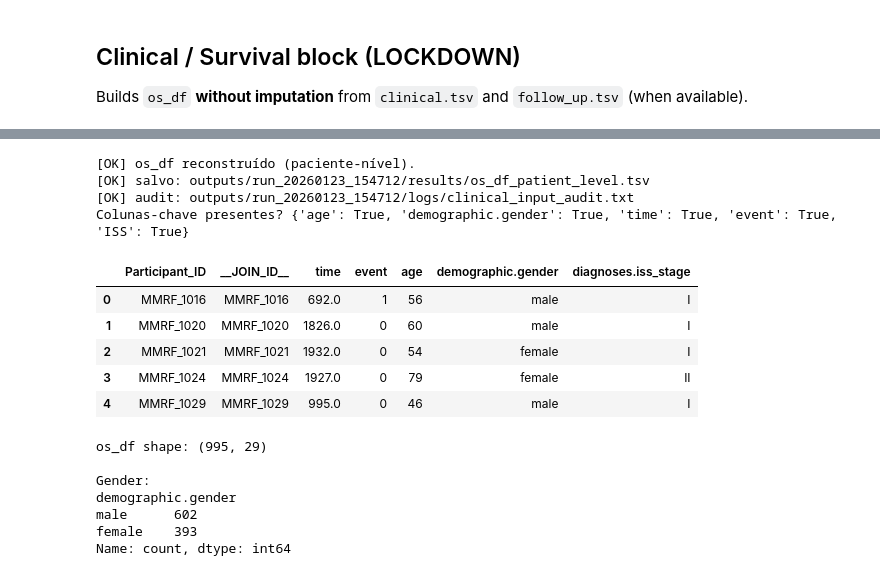
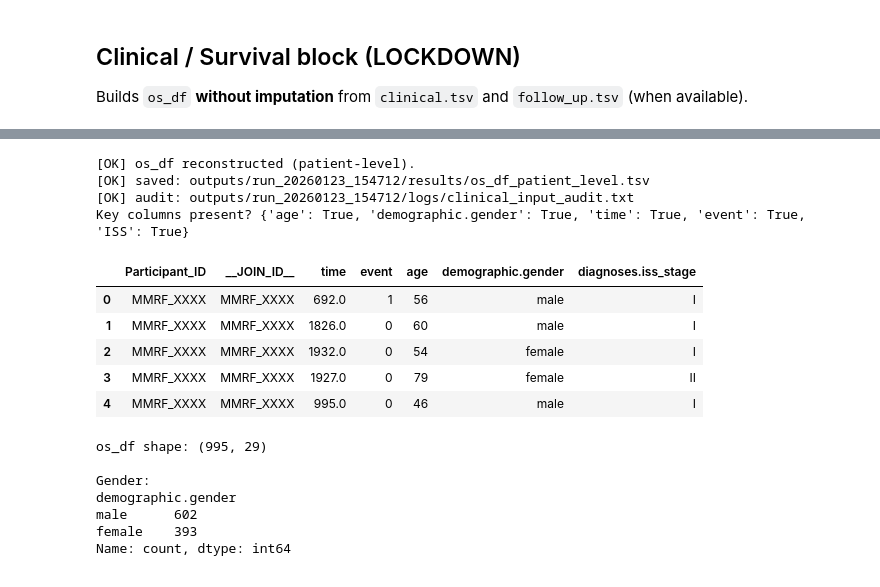
Before and after one commit to tiagochavo87/CNV-MMRF-COMMPASS-PIPELINE, a Jupyter notebook: CNV_MMRF_COMMPASS_V17_Rodado.ipynb, the cells around one changed output, grey strips where cells are left out. Saved outputs shown, nothing was run; the diff lists cells and outputs as text; code cells hidden in the pictures.

```diff
--- a/CNV_MMRF_COMMPASS_V17_Rodado.ipynb
+++ b/CNV_MMRF_COMMPASS_V17_Rodado.ipynb
@@ -260,7 +260,7 @@ def download_gdc_file(file_id: str, file_name: str, md5_expected: str | None, ou
             if md5_now.lower() == str(md5_expected).lower():
                 return out_path
             else:
-                print(f"[WARN] md5 divergente para {file_name}. Rebaixando…")
+                print(f"[WARN] divergent md5 for {file_name}. Downgrading…")
                 os.remove(out_path)
 
     url = f"{GDC_DATA_URL}/{file_id}"
@@ -274,7 +274,7 @@ def download_gdc_file(file_id: str, file_name: str, md5_expected: str | None, ou
     if md5_expected:
         md5_now = md5_file(out_path)
         if md5_now.lower() != str(md5_expected).lower():
-            raise RuntimeError(f"md5 inválido: {file_name} (expected={md5_expected}, got={md5_now})")
+            raise RuntimeError(f"invalid md5: {file_name} (expected={md5_expected}, got={md5_now})")
     return out_path
 
 paths = []
@@ -282,6 +282,6 @@ for _, row in tqdm(files_df.iterrows(), total=len(files_df), desc="Downloading")
     paths.append(download_gdc_file(row["file_id"], row["file_name"], row.get("md5sum")))
 
 print(f"[OK] Downloads em: {DOWNLOAD_DIR}")
-print(f"[OK] Arquivos baixados: {len(paths)}")
+print(f"[OK] Files downloaded: {len(paths)}")
 # %% [output]
 [OK] Downloads em: outputs/run_20260123_154712/raw/mmrf_cnv_data
@@ -1526,8 +1526,8 @@ os_df.head()
 5 rows × 30 columns
 # %%
 # =========================================================
-# (REFAZER INPUT CLÍNICO) OS/CLINICAL LOCKDOWN — auditável
-# Cria os_df paciente-nível com: age, demographic.gender, time, event, ISS etc.
+# (REBUILD CLINICAL INPUT) OS/CLINICAL LOCKDOWN — auditable
+# Build patient-level os_df with: age, demographic.gender, time, event, ISS etc.
 # =========================================================
 import os, numpy as np, pandas as pd
 
@@ -1537,7 +1537,7 @@ def _find_first_existing(candidates):
             return p
     return None
 
-# ---- localizar arquivos (prioriza /mnt/data) ----
+# ---- locate files (prioritizes /mnt/data) ----
 clinical_path = _find_first_existing([
     "/mnt/data/clinical.tsv",
     "/content/clinical.tsv",
@@ -1550,18 +1550,18 @@ followup_path = _find_first_existing([
 ])
 
 if clinical_path is None:
-    raise FileNotFoundError("Não achei clinical.tsv em /mnt/data nem /content.")
+    raise FileNotFoundError("Could not find clinical.tsv in /mnt/data or /content.")
 if followup_path is None:
-    raise FileNotFoundError("Não achei follow_up.tsv em /mnt/data nem /content.")
+    raise FileNotFoundError("Could not find follow_up.tsv in /mnt/data or /content.")
 
-# ---- diretórios de saída ----
+# ---- output directories ----
 OUT_DIR = globals().get("OUT_DIR") or os.path.join(os.getcwd(), "outputs")
 RES_DIR = globals().get("RES_DIR") or globals().get("RESULTS_DIR") or os.path.join(OUT_DIR, "results")
 LOG_DIR = globals().get("LOG_DIR") or os.path.join(OUT_DIR, "logs")
 os.makedirs(RES_DIR, exist_ok=True)
 os.makedirs(LOG_DIR, exist_ok=True)
 
-# ---- ler header do clinical para capturar todos os stage cols ----
+# ---- read the clinical header to capture all stage cols ----
 with open(clinical_path, "r") as f:
     header = f.readline().strip().split("\t")
 
@@ -1579,11 +1579,11 @@ usecols = list(dict.fromkeys(essential_cols + stage_cols))
 
 clinical_df = pd.read_csv(clinical_path, sep="\t", usecols=usecols, low_memory=False)
 
-# ---- limpeza de NA-like (ex.: '--') sem inventar dado ----
+# ---- cleanup of NA-like values (e.g. '--') without fabricating data ----
 na_like = {"'--", "--", "NA", "N/A", "NaN", "nan", "", "None", "null", "NULL"}
 
 def _clean_obj(s):
-    # mantém strings reais, troca placeholders por NaN
+    # keep real strings, replace placeholders with NaN
     s = s.astype(str).replace(list(na_like), np.nan)
     return s
 
@@ -1595,7 +1595,7 @@ clinical_df["demographic.age_at_index"] = pd.to_numeric(clinical_df["demographic
 clinical_df["demographic.days_to_death"] = pd.to_numeric(clinical_df["demographic.days_to_death"], errors="coerce")
 clinical_df["diagnoses.days_to_last_follow_up"] = pd.to_numeric(clinical_df["diagnoses.days_to_last_follow_up"], errors="coerce")
 
-# ---- agregação paciente-nível (995 pacientes) ----
+# ---- patient-level aggregation (995 patients) ----
 def first_valid(x):
     x = x.dropna()
     return x.iloc[0] if len(x) else np.nan
@@ -1613,7 +1613,7 @@ for sc in stage_cols:
 pat_df = clinical_df.groupby("cases.submitter_id", as_index=False).agg(agg)
 pat_df = pat_df.rename(columns={"cases.submitter_id": "Participant_ID"})
 
-# ---- follow_up: max days_to_follow_up por paciente (chunked) ----
+# ---- follow_up: max days_to_follow_up per patient (chunked) ----
 usecols_fu = ["cases.submitter_id", "follow_ups.days_to_follow_up"]
 max_fu = {}
 for chunk in pd.read_csv(followup_path, sep="\t", usecols=usecols_fu, chunksize=200000, low_memory=False):
@@ -1643,52 +1643,52 @@ pat_df["time"] = np.where(
     pat_df["follow_up_time"]
 )
 
-# compatibilidade com o resto do pipeline
+# compatibility with the rest of the pipeline
 pat_df["__JOIN_ID__"] = pat_df["Participant_ID"].astype(str)
 pat_df["age"] = pat_df["demographic.age_at_index"]
 
-# ---- define os_df final (mantém demographic.gender no nome original) ----
+# ---- define final os_df (keeps demographic.gender under its original name) ----
 os_df = pat_df.copy()
 
-# ---- auditoria rápida ----
+# ---- quick audit ----
 audit = {
     "n_patients": int(os_df.shape[0]),
     "n_dead": int(os_df["event"].sum()),
     "n_alive": int((1 - os_df["event"]).sum()),
     "age_non_null": int(os_df["age"].notna().sum()),
     "gender_non_null": int(os_df["demographic.gender"].notna().sum()),
     "iss_non_null": int(os_df["diagnoses.iss_stage"].notna().sum()) if "diagnoses.iss_stage" in os_df.columns else 0
 }
 
 audit_path = os.path.join(LOG_DIR, "clinical_input_audit.txt")
 with open(audit_path, "w") as f:
     for k, v in audit.items():
         f.write(f"{k}\t{v}\n")
 
 out_os = os.path.join(RES_DIR, "os_df_patient_level.tsv")
 os_df.to_csv(out_os, sep="\t", index=False)
 
-print("[OK] os_df reconstruído (paciente-nível).")
-print("[OK] salvo:", out_os)
+print("[OK] os_df reconstructed (patient-level).")
+print("[OK] saved:", out_os)
 print("[OK] audit:", audit_path)
-print("Colunas-chave presentes?",
+print("Key columns present?",
       {"age": "age" in os_df.columns,
        "demographic.gender": "demographic.gender" in os_df.columns,
        "time": "time" in os_df.columns,
        "event": "event" in os_df.columns,
        "ISS": "diagnoses.iss_stage" in os_df.columns})
 os_df[["Participant_ID","__JOIN_ID__","time","event","age","demographic.gender","diagnoses.iss_stage"]].head()
 # %% [output]
-[OK] os_df reconstruído (paciente-nível).
-[OK] salvo: outputs/run_20260123_154712/results/os_df_patient_level.tsv
+[OK] os_df reconstructed (patient-level).
+[OK] saved: outputs/run_20260123_154712/results/os_df_patient_level.tsv
 [OK] audit: outputs/run_20260123_154712/logs/clinical_input_audit.txt
-Colunas-chave presentes? {'age': True, 'demographic.gender': True, 'time': True, 'event': True, 'ISS': True}
+Key columns present? {'age': True, 'demographic.gender': True, 'time': True, 'event': True, 'ISS': True}
 |  | Participant_ID | __JOIN_ID__ | time | event | age | demographic.gender | diagnoses.iss_stage |
-| 0 | MMRF_1016 | MMRF_1016 | 692.0 | 1 | 56 | male | I |
-| 1 | MMRF_1020 | MMRF_1020 | 1826.0 | 0 | 60 | male | I |
-| 2 | MMRF_1021 | MMRF_1021 | 1932.0 | 0 | 54 | female | I |
-| 3 | MMRF_1024 | MMRF_1024 | 1927.0 | 0 | 79 | female | II |
-| 4 | MMRF_1029 | MMRF_1029 | 995.0 | 0 | 46 | male | I |
+| 0 | MMRF_XXXX | MMRF_XXXX | 692.0 | 1 | 56 | male | I |
+| 1 | MMRF_XXXX | MMRF_XXXX | 1826.0 | 0 | 60 | male | I |
+| 2 | MMRF_XXXX | MMRF_XXXX | 1932.0 | 0 | 54 | female | I |
+| 3 | MMRF_XXXX | MMRF_XXXX | 1927.0 | 0 | 79 | female | II |
+| 4 | MMRF_XXXX | MMRF_XXXX | 995.0 | 0 | 46 | male | I |
 # %%
 print("os_df shape:", os_df.shape)
 print("\nGender:")
```
Also changed, not shown: parts of 41 cells of this notebook.
